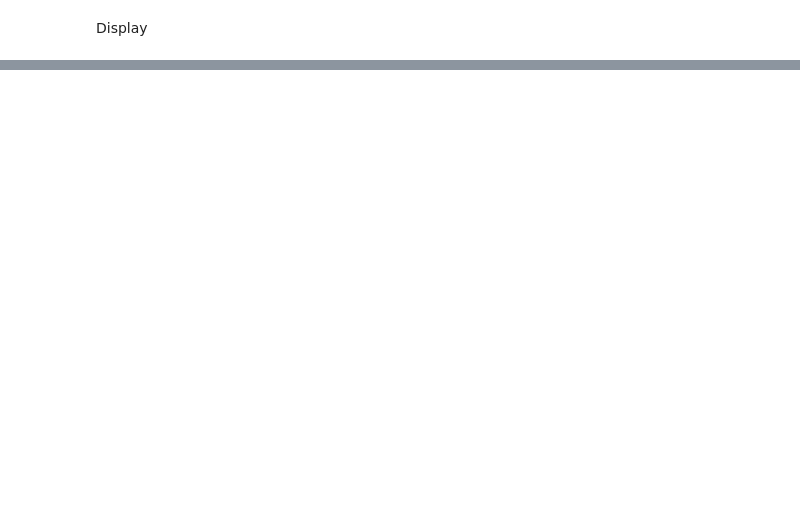
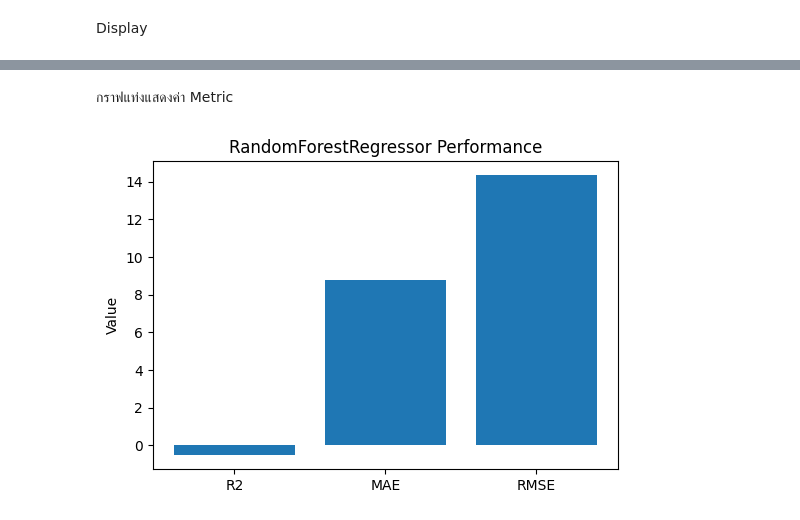
Before and after one commit to natchanon39089Dv/AIProject, a Jupyter notebook: Module/Real/RandomForrest.ipynb, the cells around one changed output, grey strips where cells are left out. Cells and saved outputs as stored; diff of their text form; code cells hidden in the pictures; blank space fills up the shorter version.

```diff
--- a/Module/Real/RandomForrest.ipynb
+++ b/Module/Real/RandomForrest.ipynb
@@ -260,0 +173,15 @@ plt.show()
+# %% [markdown]
+กราฟแท่งแสดงค่า Metric
+# %%
+import matplotlib.pyplot as plt
+
+metrics = ["R2", "MAE", "RMSE"]
+values = [-0.528353, 8.783399, 14.348218]
+
+plt.figure(figsize=(6,4))
+plt.bar(metrics, values)
+plt.title("RandomForestRegressor Performance")
+plt.ylabel("Value")
+plt.show()
+# %% [output]
+[figure, added]
```
Also changed, not shown: parts of 17 cells of this notebook.
